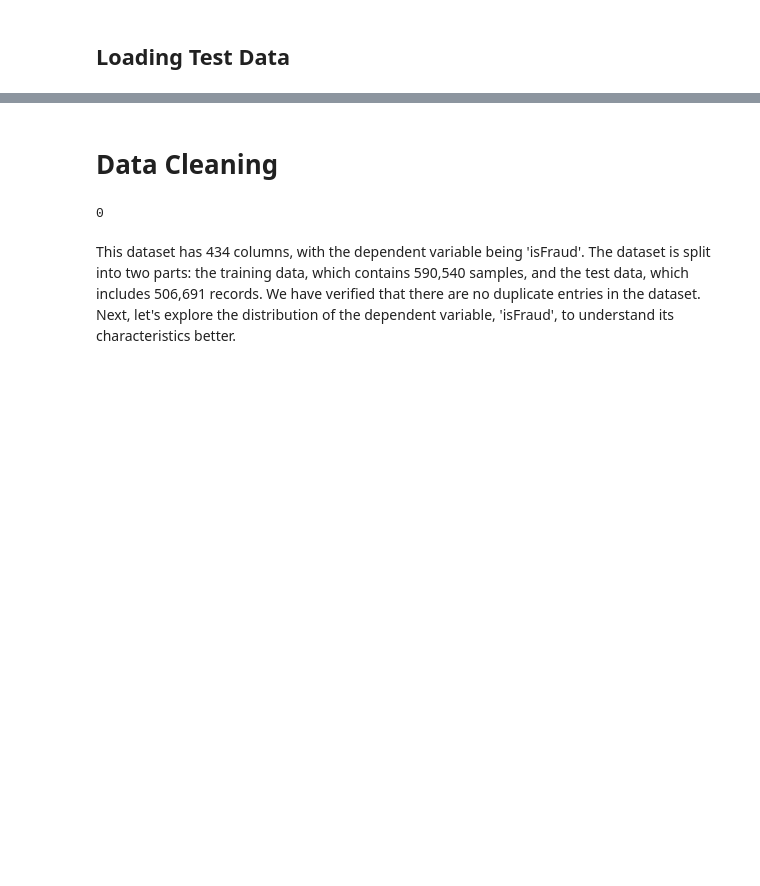
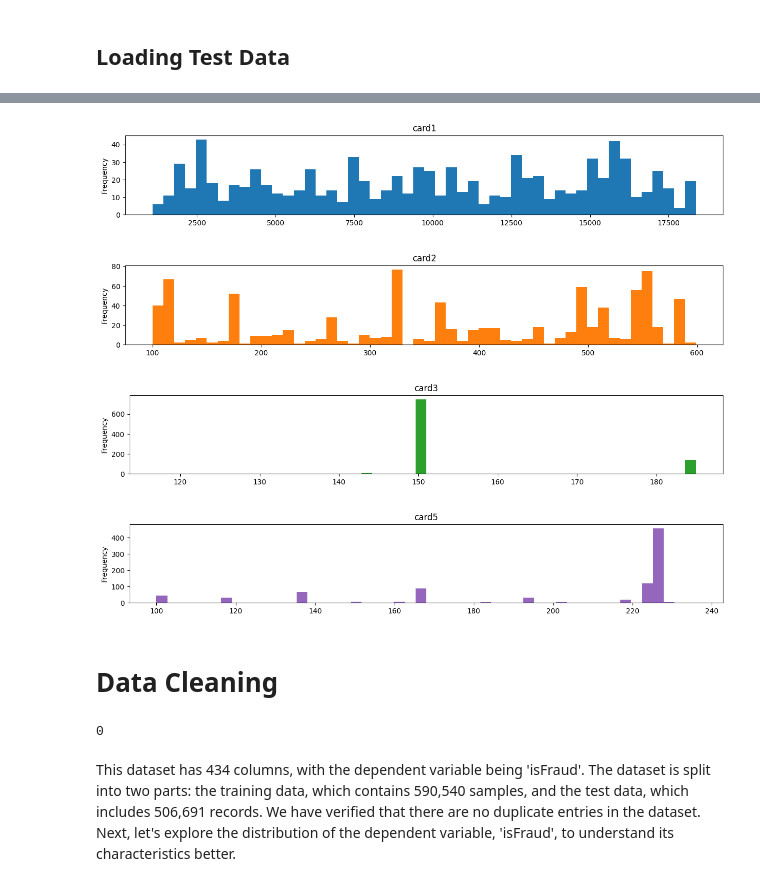
Before and after one commit to SimoCs/Enhanced-Fraud-Detection-Data-Analysis, a Jupyter notebook: Enhanced_Fraud_Detection_Data_Analysis.ipynb, the cells around one changed output, grey strips where cells are left out. Cells and saved outputs as stored; diff of their text form; code cells hidden in the pictures; blank space fills up the shorter version.

```diff
--- a/Enhanced_Fraud_Detection_Data_Analysis.ipynb
+++ b/Enhanced_Fraud_Detection_Data_Analysis.ipynb
@@ -82,0 +95,2 @@ del test_transaction, test_identity
+# %%
+card_cols = [c for c in train_df.columns if 'card' in c]
@@ -83,3 +99,19 @@ del test_transaction, test_identity
+# %%
+color_idx = 0
+for c in card_cols:
+    if train_df[c].dtype in ['float64','int64']:
+        train_df[c].plot(kind='hist',
+                                      title=c,
+                                      bins=50,
+                                      figsize=(15, 2),
+                                      color=color_pal[color_idx])
+    color_idx += 1
+    plt.show()
+# %% [output]
+[figure, added]
+[figure, added]
+[figure, added]
+[figure, added]
 # %% [markdown]
 # Data Cleaning
 # %%
```
Also changed, not shown: parts of 34 cells of this notebook.
